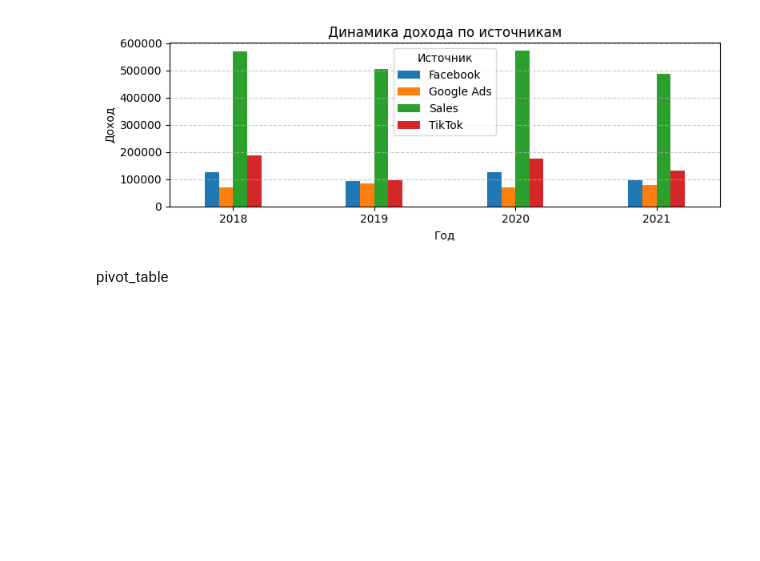
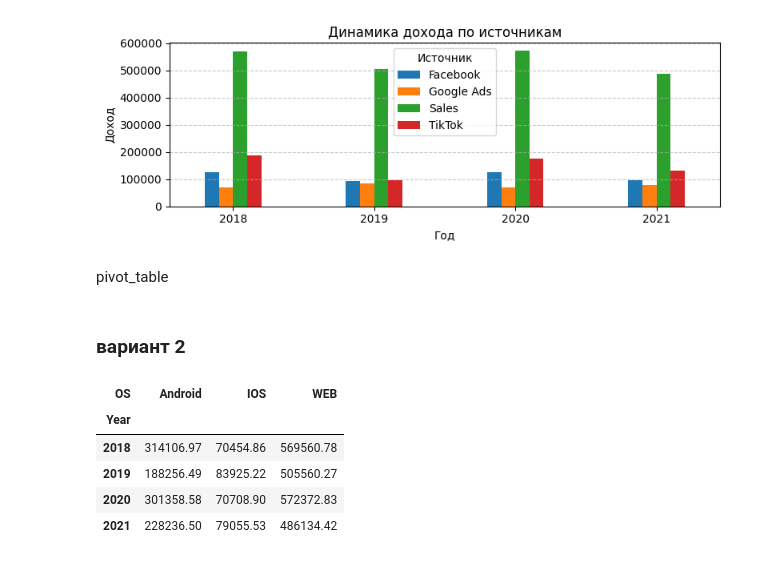
Before and after one commit to barabaker/mgcom, a Jupyter notebook: src/task_1/task_1.ipynb, the cells around one changed output. Drawn from its saved outputs; the diff is of its cells as text; code cells hidden in the pictures; blank space fills up the shorter version.

```diff
--- a/src/task_1/task_1.ipynb
+++ b/src/task_1/task_1.ipynb
@@ -53,0 +63,12 @@ pivot_table.to_excel(output_file)
+# %% [markdown]
+### вариант 2
+# %%
+pivot_table_os = melted_df.pivot_table(index='Year', columns='OS', values='Income', aggfunc='sum', fill_value=0)
+pivot_table_os
+# %% [output]
+| OS | Android | IOS | WEB |
+| Year |  |  |  |
+| 2018 | 314106.97 | 70454.86 | 569560.78 |
+| 2019 | 188256.49 | 83925.22 | 505560.27 |
+| 2020 | 301358.58 | 70708.90 | 572372.83 |
+| 2021 | 228236.50 | 79055.53 | 486134.42 |
```
Also changed, not shown: parts of 9 cells of this notebook.
